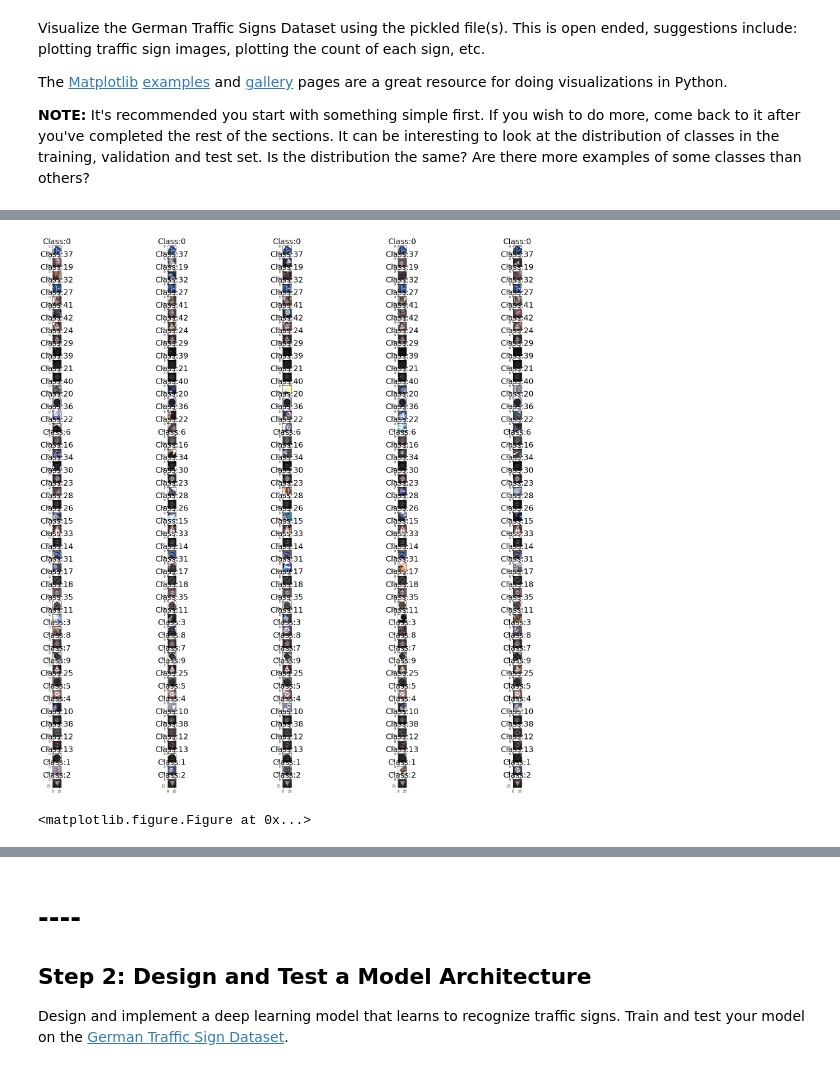
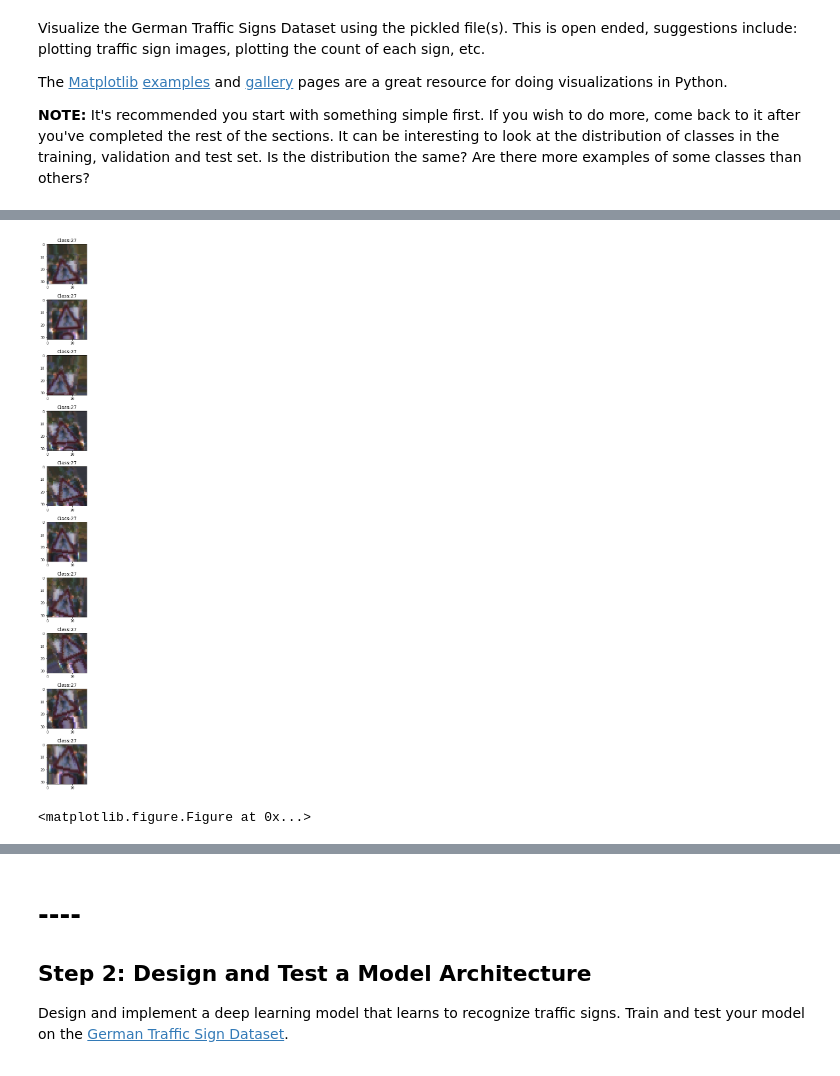
Before and after one commit to AbdulTheProgrammer/CarND-Traffic-Sign-Classifier-Project, a Jupyter notebook: Traffic_Sign_Classifier.ipynb, the cells around one changed output, grey strips where cells are left out. Drawn from its saved outputs; the diff is of its cells as text; code cells hidden in the pictures.

Commit message:
fixed image histogram and image generator functions

```diff
--- a/Traffic_Sign_Classifier.ipynb
+++ b/Traffic_Sign_Classifier.ipynb
@@ -243,20 +247,56 @@ freq = combined[2, :]
 labels = np.array(y_train)[[indices]]
 images = np.array(X_train)[[indices]]
 
+generated_images = np.zeros((10, 32, 32 , 3))
+
+for i in range(10):
+    generated_images[i] = generate_transform_images(images[4], 30, 1, labels[4], save=False)
+
+print(generated_images.shape)
+f, axarr = plt.subplots(len(generated_images), 1, figsize=(15,len(generated_images)*3))
+plt.figure()
+f.subplots_adjust(hspace = .4, wspace=.001)
+#f.tight_layout()
+#X_train = equalize_data(X_train)
+#X_valid = equalize_data(X_valid)
+#X_test = equalize_data(X_test)
+
+for i in range(0, len(generated_images)):
+        subtitle = "Class:" + str(labels[4])
+        axarr[i].set_title(subtitle, fontsize=14)
+        axarr[i].set_aspect(aspect=1, adjustable='box')
+        axarr[i].imshow(generated_images[i])
+
+
+
+# f, axarr = plt.subplots(len(labels),2, figsize=(15,len(labels)*3))
+# plt.figure()
+# f.subplots_adjust(hspace = .4, wspace=.001)
+# #f.tight_layout()
+# #X_train = equalize_data(X_train)
+# #X_valid = equalize_data(X_valid)
+# #X_test = equalize_data(X_test)
+# print(images.shape)
+# equalized_images = equalize_data(np.copy(images))
+# print(equalized_images)
+# for i in range(0, len(labels)):
+#         subtitle = "Class:" + str(labels[i])
+#         axarr[i,0].set_title(subtitle, fontsize=14)
+#         axarr[i,0].set_aspect(aspect=1, adjustable='box')
+#         axarr[i,0].imshow(images[i])
+#         print(np.array(images[i]).shape)
+#         subtitle = "Equalized Class:" + str(labels[i])
+#         axarr[i,1].set_title(subtitle, fontsize=14)
+#         axarr[i,1].set_aspect(aspect=1, adjustable='box')
+#         print(np.array(equalized_images[i]).shape)
+#         axarr[i,1].imshow(equalized_images[i])
+
+
+
+
 #time-consuming processing/load operations
-if not os.listdir('generated'):
-    X_train, y_train, n_train = process_dataset(X_train, y_train, freq, indices, u,  extra_data_limit=700)
-else:
-    X_train, y_train, n_train = load_extra_data(X_train, y_train)
-
-f, axarr = plt.subplots(n_classes, 5, figsize=(32,32))
-plt.figure()
-f.subplots_adjust(hspace=.5)
-
-for i in range(0, n_classes):
-    for j in range (5):
-        subtitle = "Class:" + str(labels[i])
-        axarr[i,j].set_title(subtitle, fontsize=25)
-        axarr[i,j].imshow(X_train[indices[i] + j].squeeze())
-        axarr[i,j].set_aspect(aspect=1, adjustable='box')
+#if not os.listdir('generated'):
+#    X_train, y_train, n_train = process_dataset(X_train, y_train, freq, indices, u,  extra_data_limit=700)
+#else:
+#    X_train, y_train, n_train = load_extra_data(X_train, y_train)
 # %% [output]
@@ -280,4 +304,4 @@ All image successfully loaded!
-[figure, old version]
+[figure, new version]
 <matplotlib.figure.Figure at 0x...>
 # %%
 f, axarr = plt.subplots(n_classes, 4, figsize=(15,n_classes*4))
```
Also changed, not shown: parts of 6 cells of this notebook.
